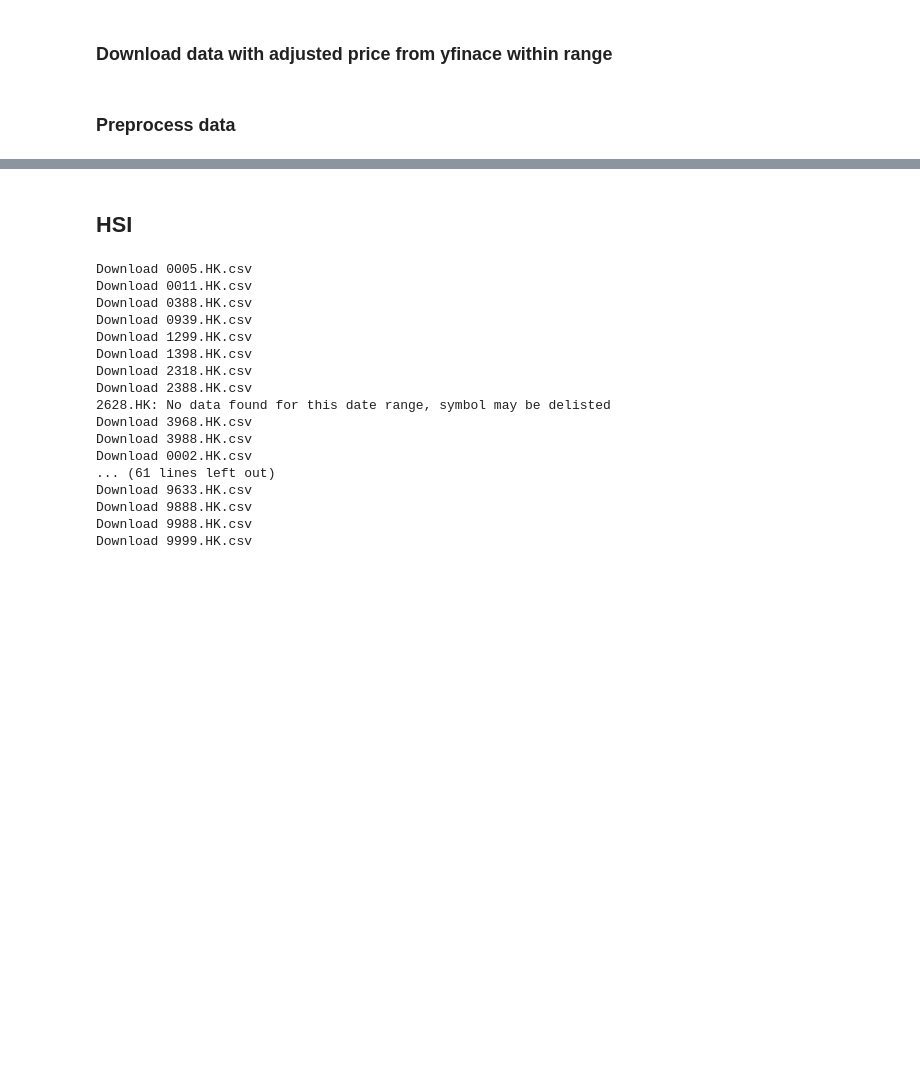
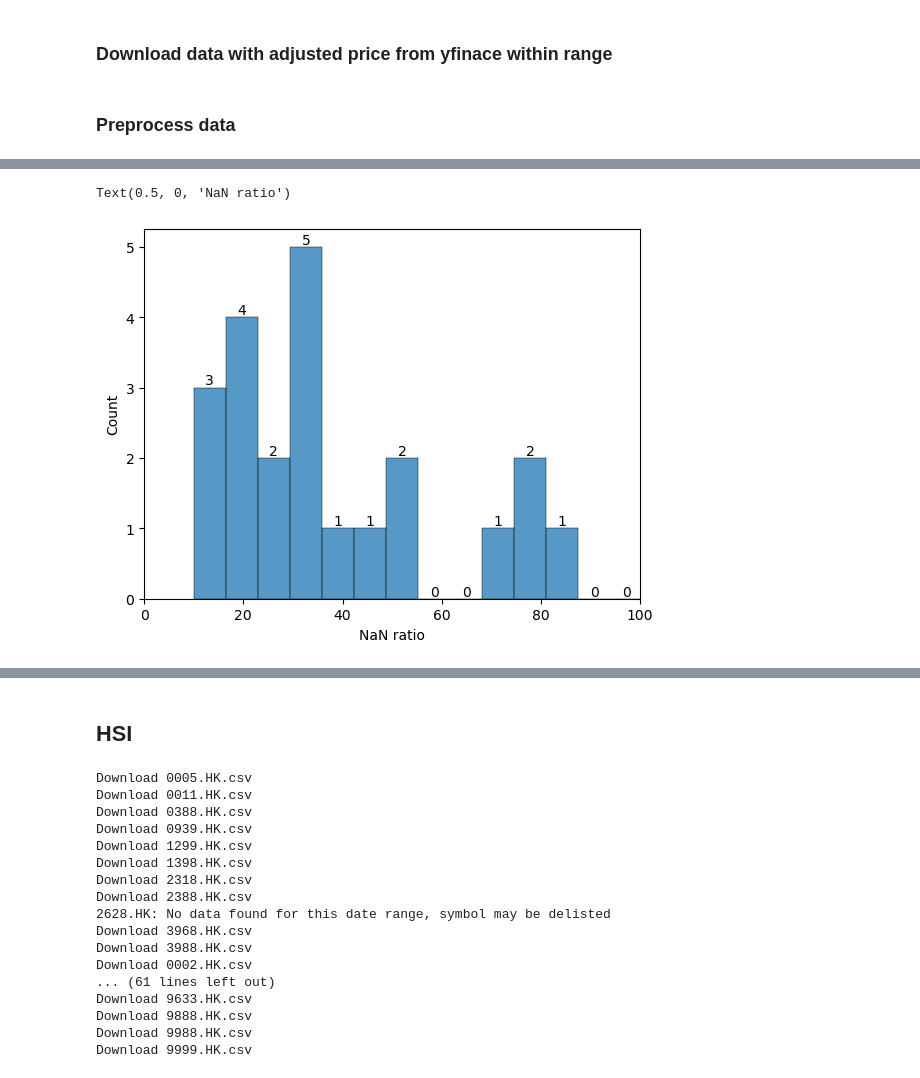
Before and after one commit to freedom5wind/StockTrading, a Jupyter notebook: ExpMultiStockTrading.ipynb, the cells around one changed output, grey strips where cells are left out. Drawn from its saved outputs; the diff is of its cells as text; code cells hidden in the pictures; blank space fills up the shorter version.

```diff
--- a/ExpMultiStockTrading.ipynb
+++ b/ExpMultiStockTrading.ipynb
@@ -267,0 +262,8 @@ File datasets\raw_2008-01-01_2022-12-31\688599.SS.csv doesn't exist. Skip
+# %%
+ax = sns.histplot(na_count, bins=100)
+ax.set_xlim(0, 100)
+ax.bar_label(ax.containers[1])
+ax.set_xlabel('NaN ratio')
+# %% [output]
+Text(0.5, 0, 'NaN ratio')
+[figure, added]
```
Also changed, not shown: parts of 55 cells of this notebook, 1 other file.
